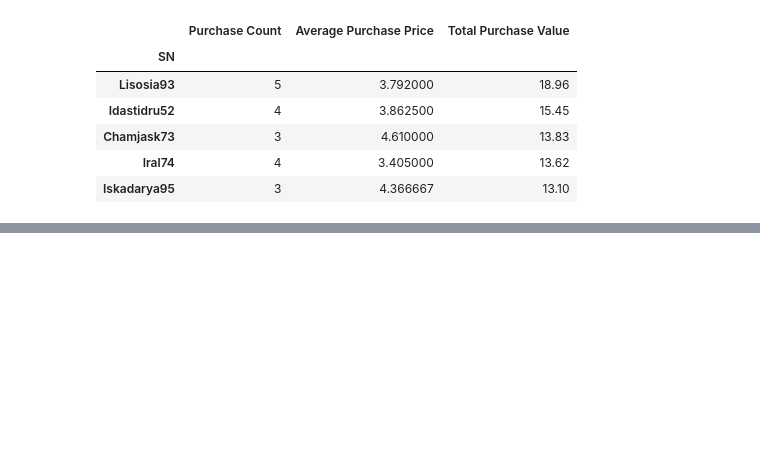
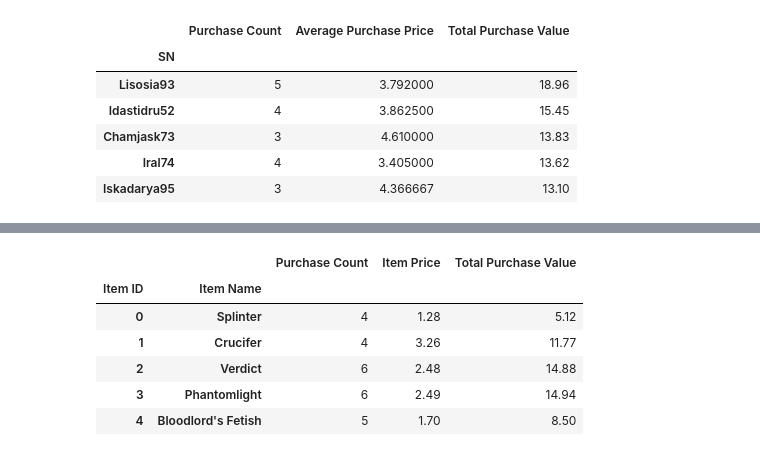
Before and after one commit to radioactivearm/pandas-challenge, a Jupyter notebook: HerosOfPymoli/HerosOfPymoli.ipynb, the cells around one changed output, grey strips where cells are left out. Drawn from its saved outputs; the diff is of its cells as text; code cells hidden in the pictures; blank space fills up the shorter version.

Commit message:
working on formatting tables

```diff
--- a/HerosOfPymoli/HerosOfPymoli.ipynb
+++ b/HerosOfPymoli/HerosOfPymoli.ipynb
@@ -455,0 +495,9 @@ top_spenders_summary.head()
+# %%
+# make a second index of Item name
+name_index = item_group['Item Name'].unique()
+name_index = pd.Series(name_index)
+name_index = name_index.str[0]
+# %%
+# Purchase Count
+purchase_count_item = item_group['Price'].count()
+purchase_count_item.head()
@@ -455,0 +512,7 @@ top_spenders_summary.head()
+# %%
+# Item Price
+# using unique
+item_price = item_group['Price'].unique()
+item_price = pd.Series(item_price)
+item_price = item_price.str[0]
+item_price.head()
@@ -455,0 +527,4 @@ top_spenders_summary.head()
+# %%
+# Total Purchase Value
+tot_purchase_item = item_group['Price'].sum()
+tot_purchase_item.head()
@@ -455,0 +539,18 @@ top_spenders_summary.head()
+# %%
+# make a Items summary table
+item_dict = {
+    'Purchase Count': purchase_count_item,
+    'Item Price': item_price,
+    'Total Purchase Value': tot_purchase_item
+}
+
+item_summary = pd.DataFrame(item_dict, index=[item_num, name_index])
+item_summary.head()
+# %% [output]
+|  |  | Purchase Count | Item Price | Total Purchase Value |
+| Item ID | Item Name |  |  |  |
+| 0 | Splinter | 4 | 1.28 | 5.12 |
+| 1 | Crucifer | 4 | 3.26 | 11.77 |
+| 2 | Verdict | 6 | 2.48 | 14.88 |
+| 3 | Phantomlight | 6 | 2.49 | 14.94 |
+| 4 | Bloodlord's Fetish | 5 | 1.70 | 8.50 |
```
Also changed, not shown: parts of 17 cells of this notebook.
